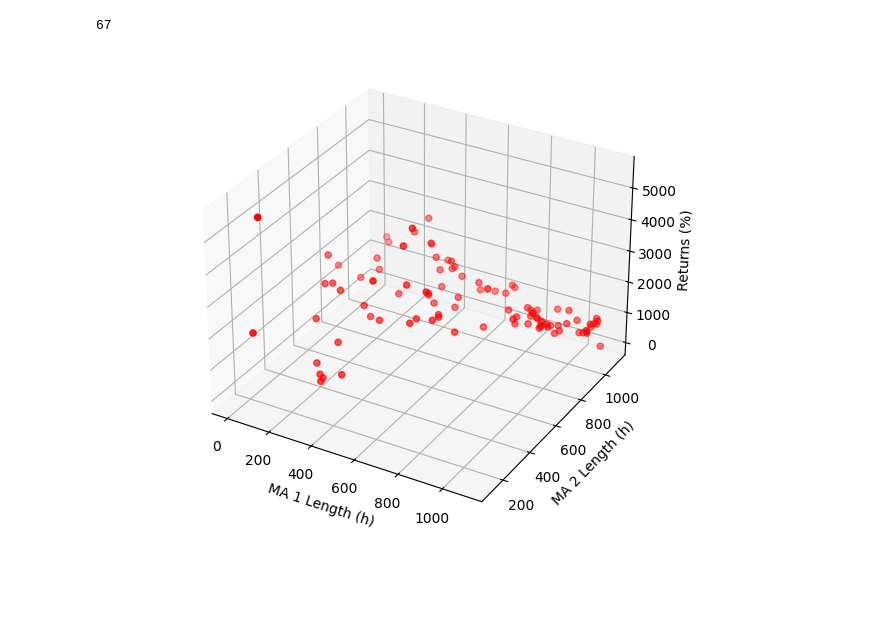
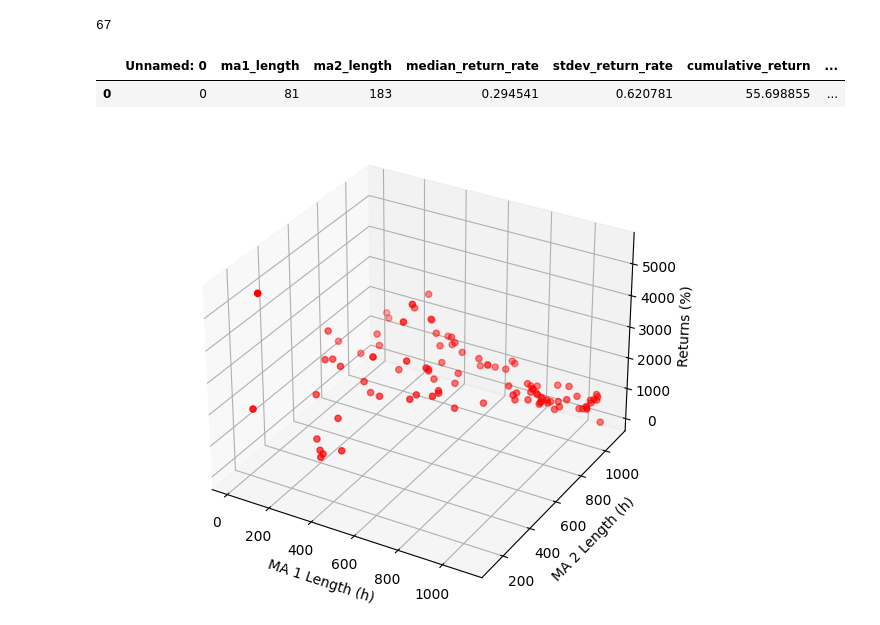
Before and after one commit to hansenrhan/crypto_backtesting, a Jupyter notebook: Simple_Moving_Average_Analysis.ipynb, the cells around one changed output. Cells and saved outputs as stored; diff of their text form; code cells hidden in the pictures; blank space fills up the shorter version.

```diff
--- a/Simple_Moving_Average_Analysis.ipynb
+++ b/Simple_Moving_Average_Analysis.ipynb
@@ -438,6 +438,12 @@ optimization_results.head()
 len(optimization_results[optimization_results.cumulative_return > optimization_results.cumulative_baseline_return])
 # %% [output]
 67
+# %%
+# what are the parameters for the run with the highest cumulative returns?
+optimization_results[optimization_results.cumulative_return == max(optimization_results['cumulative_return'])]
+# %% [output]
+|  | Unnamed: 0 | ma1_length | ma2_length | median_return_rate | stdev_return_rate | cumulative_return | ... |
+| 0 | 0 | 81 | 183 | 0.294541 | 0.620781 | 55.698855 | ... |
 # %%
 # save optimization results to csv (since it takes so long!)
 optimization_results.to_csv("sma_optimization_results_100_runs.csv")
```
Also changed, not shown: 2 other files.
